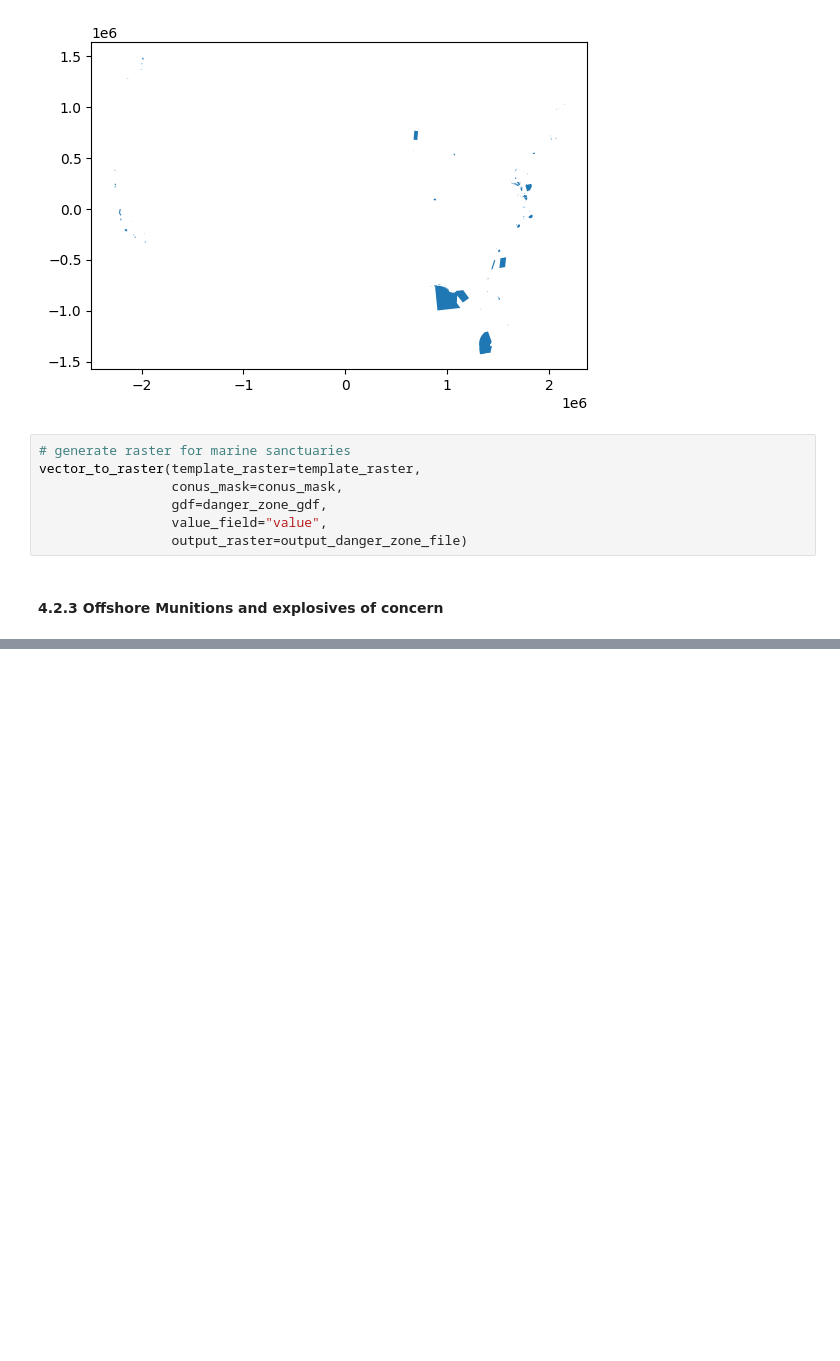
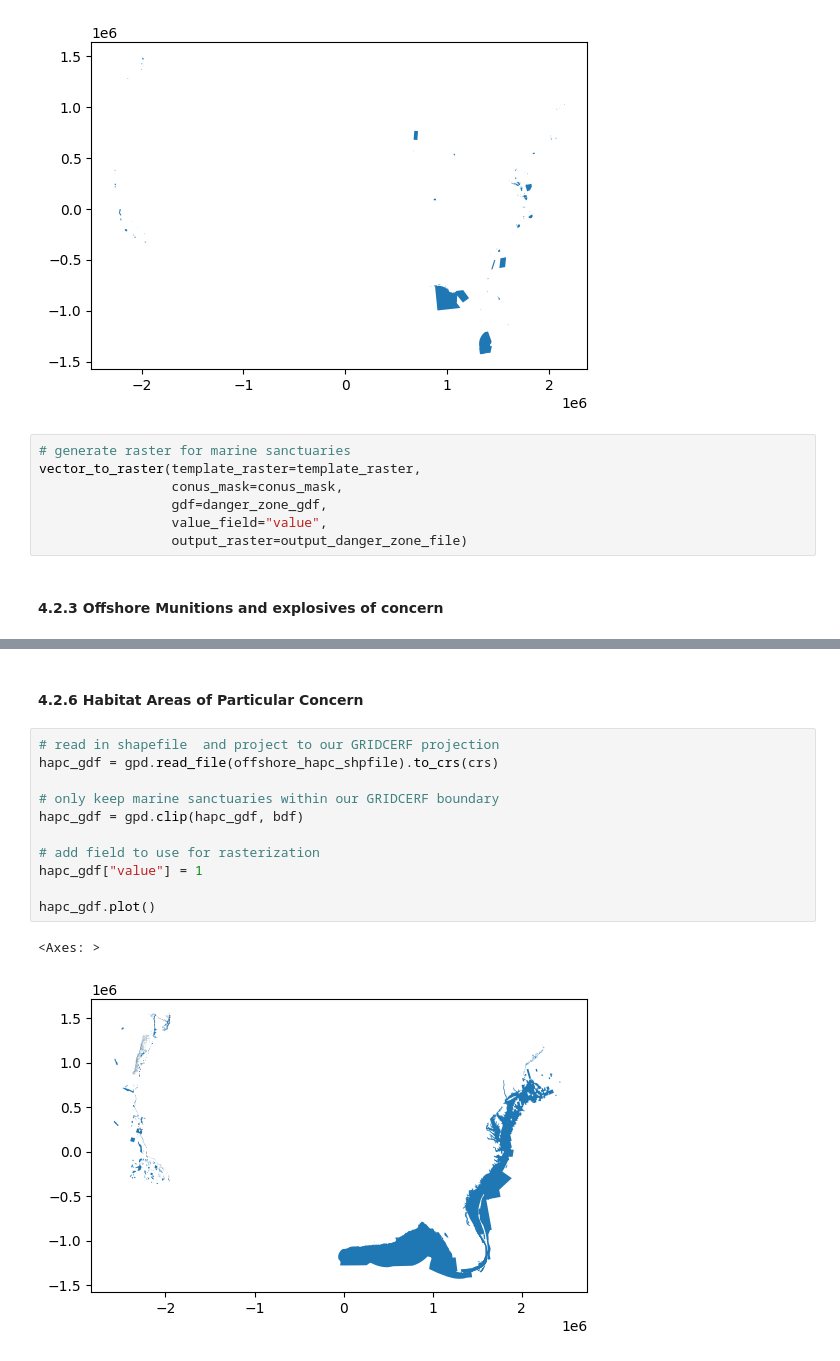
Before and after one commit to IMMM-SFA/gridcerf, a Jupyter notebook: notebooks/build_offshore_exclusions.ipynb, the cells around one changed output, grey strips where cells are left out. Drawn from its saved outputs; the diff is of its cells as text; blank space fills up the shorter version.

```diff
--- a/notebooks/build_offshore_exclusions.ipynb
+++ b/notebooks/build_offshore_exclusions.ipynb
@@ -390,0 +442,16 @@ def process_shp_file(source_file=source_file):
+# %% [markdown]
+#### 4.2.6 Habitat Areas of Particular Concern
+# %%
+# read in shapefile  and project to our GRIDCERF projection
+hapc_gdf = gpd.read_file(offshore_hapc_shpfile).to_crs(crs)
+
+# only keep marine sanctuaries within our GRIDCERF boundary
+hapc_gdf = gpd.clip(hapc_gdf, bdf)
+
+# add field to use for rasterization
+hapc_gdf["value"] = 1
+
+hapc_gdf.plot()
+# %% [output]
+<Axes: >
+[figure, added]
```
Also changed, not shown: parts of 27 cells of this notebook.
